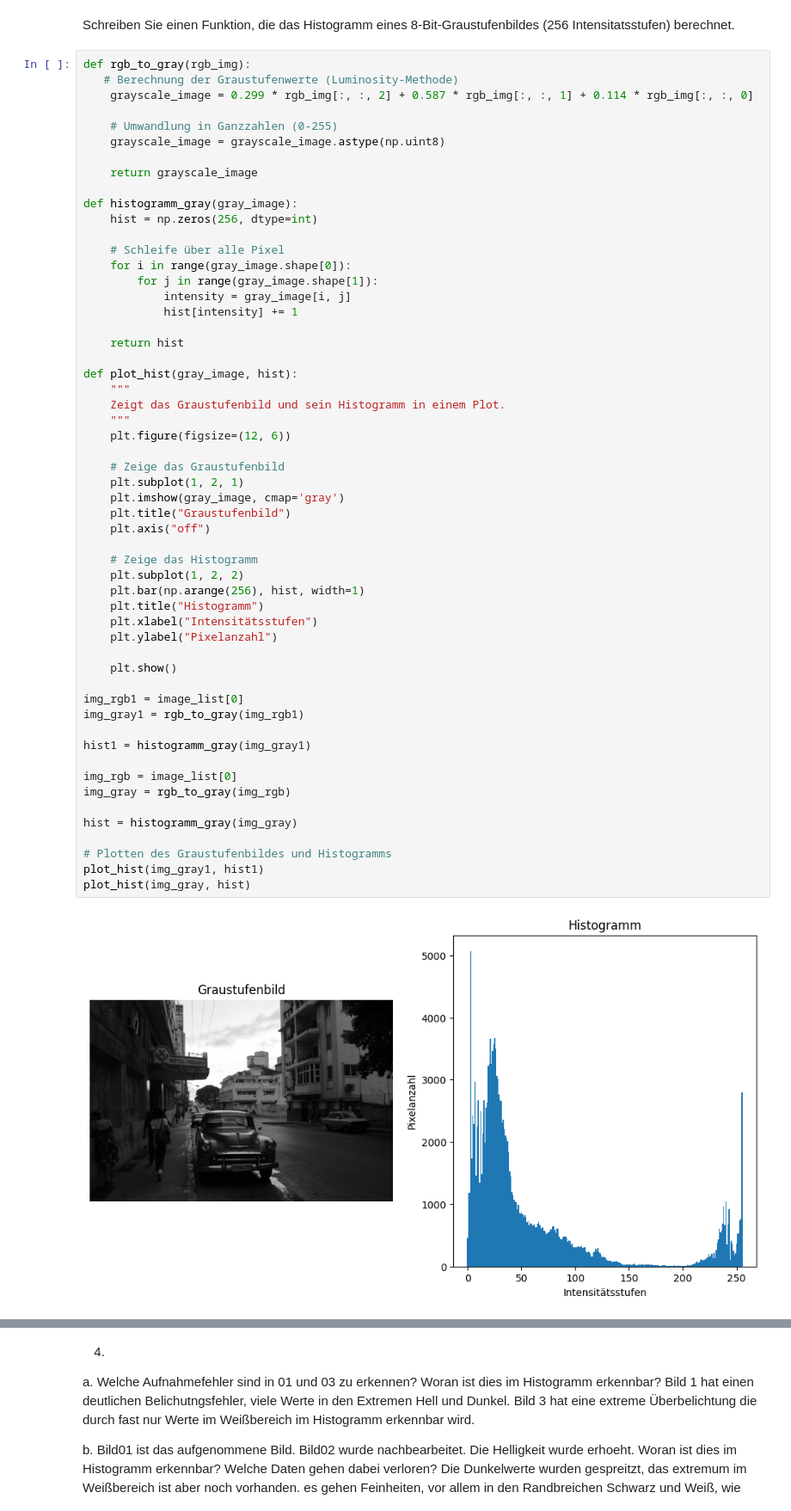
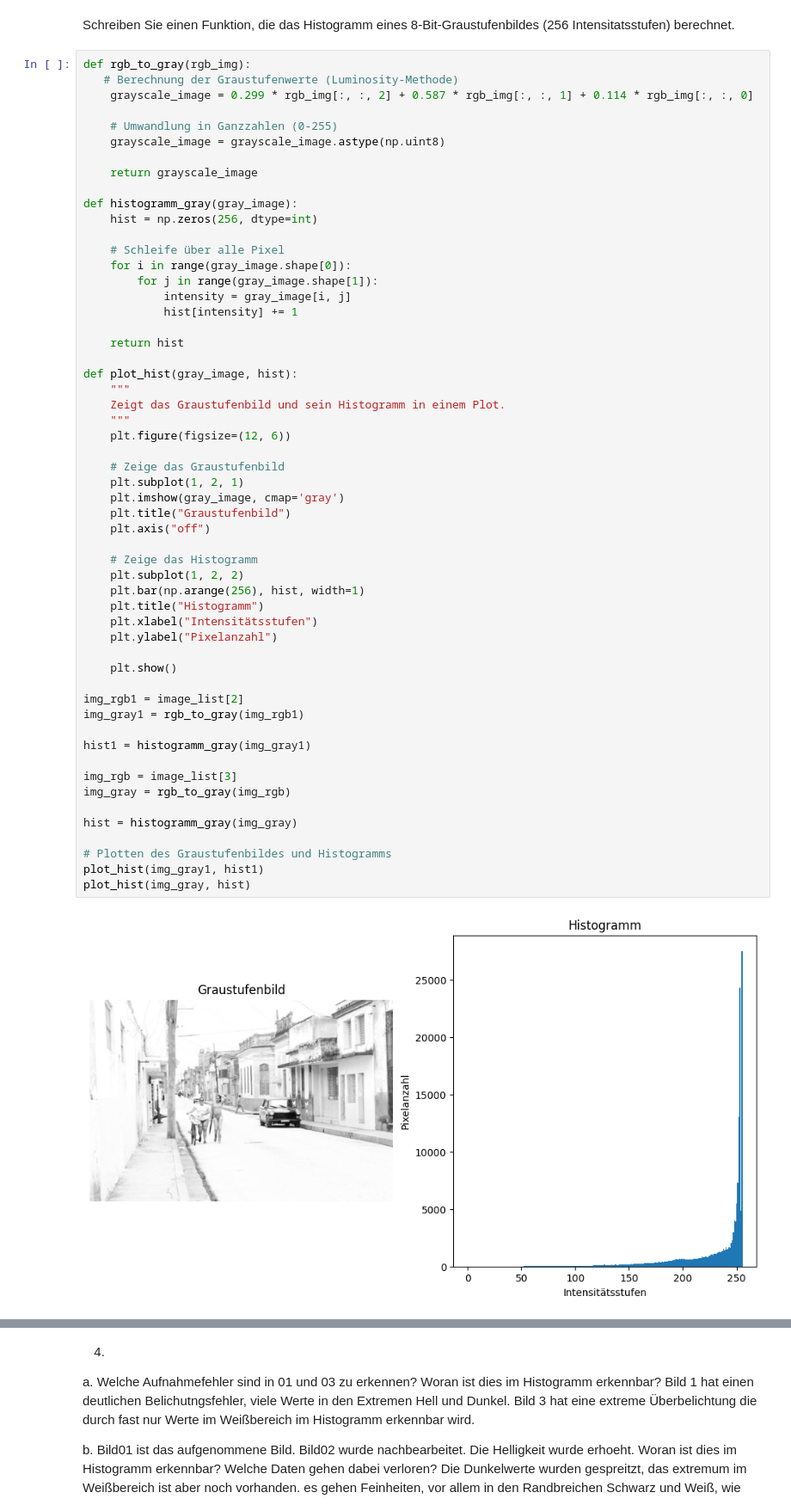
Before and after one commit to eFabi11/2D_Computergrafik_2025, a Jupyter notebook: Aufgabe1/2D_Aufgabe1.ipynb, the cells around one changed output, grey strips where cells are left out. Shown at 86% size. Drawn from its saved outputs; the diff is of its cells as text.

```diff
--- a/Aufgabe1/2D_Aufgabe1.ipynb
+++ b/Aufgabe1/2D_Aufgabe1.ipynb
@@ -136,33 +136,33 @@ def plot_hist(gray_image, hist):
     """
     plt.figure(figsize=(12, 6))
 
     # Zeige das Graustufenbild
     plt.subplot(1, 2, 1)
     plt.imshow(gray_image, cmap='gray')
     plt.title("Graustufenbild")
     plt.axis("off")
 
     # Zeige das Histogramm
     plt.subplot(1, 2, 2)
     plt.bar(np.arange(256), hist, width=1)
     plt.title("Histogramm")
     plt.xlabel("Intensitätsstufen")
     plt.ylabel("Pixelanzahl")
 
     plt.show()
 
-img_rgb1 = image_list[0]
+img_rgb1 = image_list[2]
 img_gray1 = rgb_to_gray(img_rgb1)
 
 hist1 = histogramm_gray(img_gray1)
 
-img_rgb = image_list[0]
+img_rgb = image_list[3]
 img_gray = rgb_to_gray(img_rgb)
 
 hist = histogramm_gray(img_gray)
 
 # Plotten des Graustufenbildes und Histogramms
 plot_hist(img_gray1, hist1)
 plot_hist(img_gray, hist)
 # %% [output]
-[figure, old version]
+[figure, new version]
```
Also changed, not shown: parts of 3 cells of this notebook.
